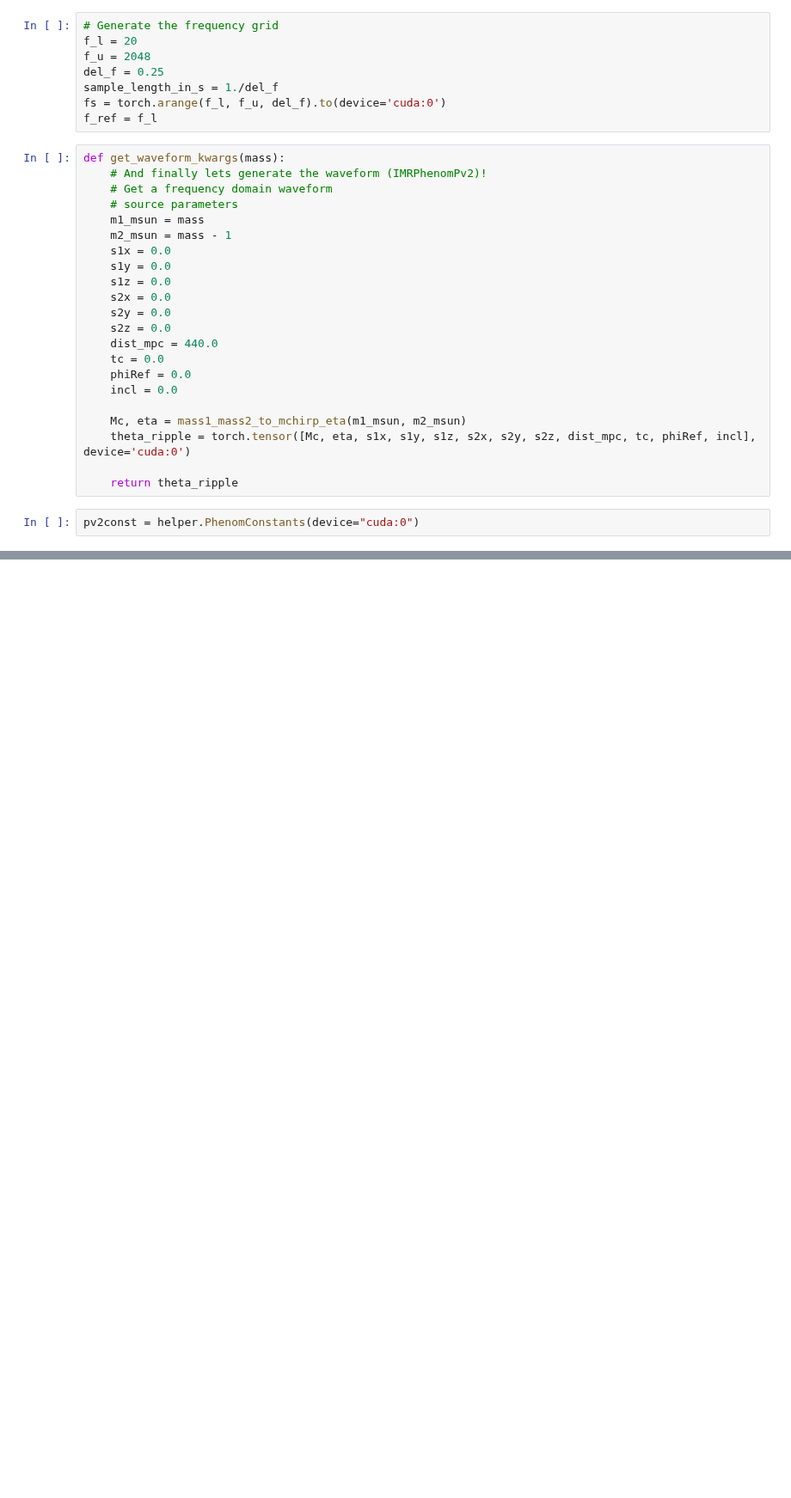
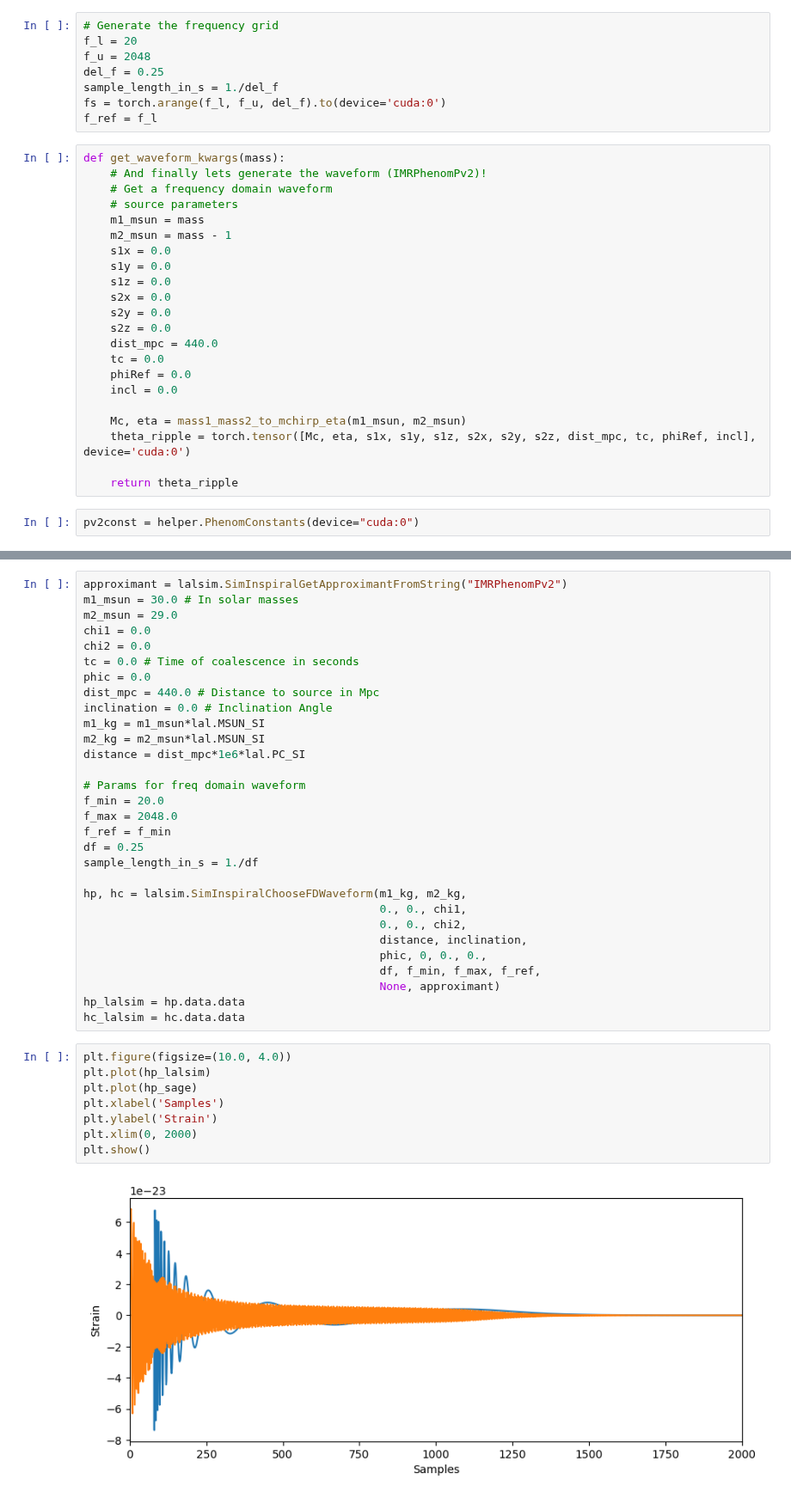
Before and after one commit to nnarenraju/sage, a Jupyter notebook: repro/start_here.ipynb, the cells around one changed output, grey strips where cells are left out. Shown at 86% size. Drawn from its saved outputs; the diff is of its cells as text; blank space fills up the shorter version.

```diff
--- a/repro/start_here.ipynb
+++ b/repro/start_here.ipynb
@@ -217,0 +225,40 @@ hp = hp.cpu().detach().numpy()
+# %%
+approximant = lalsim.SimInspiralGetApproximantFromString("IMRPhenomPv2")
+m1_msun = 30.0 # In solar masses
+m2_msun = 29.0
+chi1 = 0.0
+chi2 = 0.0
+tc = 0.0 # Time of coalescence in seconds
+phic = 0.0
+dist_mpc = 440.0 # Distance to source in Mpc
+inclination = 0.0 # Inclination Angle
+m1_kg = m1_msun*lal.MSUN_SI
+m2_kg = m2_msun*lal.MSUN_SI
+distance = dist_mpc*1e6*lal.PC_SI
+
+# Params for freq domain waveform
+f_min = 20.0
+f_max = 2048.0
+f_ref = f_min
+df = 0.25
+sample_length_in_s = 1./df
+
+hp, hc = lalsim.SimInspiralChooseFDWaveform(m1_kg, m2_kg,
+                                            0., 0., chi1,
+                                            0., 0., chi2,
+                                            distance, inclination,
+                                            phic, 0, 0., 0.,
+                                            df, f_min, f_max, f_ref,
+                                            None, approximant)
+hp_lalsim = hp.data.data
+hc_lalsim = hc.data.data
+# %%
+plt.figure(figsize=(10.0, 4.0))
+plt.plot(hp_lalsim)
+plt.plot(hp_sage)
+plt.xlabel('Samples')
+plt.ylabel('Strain')
+plt.xlim(0, 2000)
+plt.show()
+# %% [output]
+[figure, added]
```
Also changed, not shown: parts of 4 cells of this notebook.
